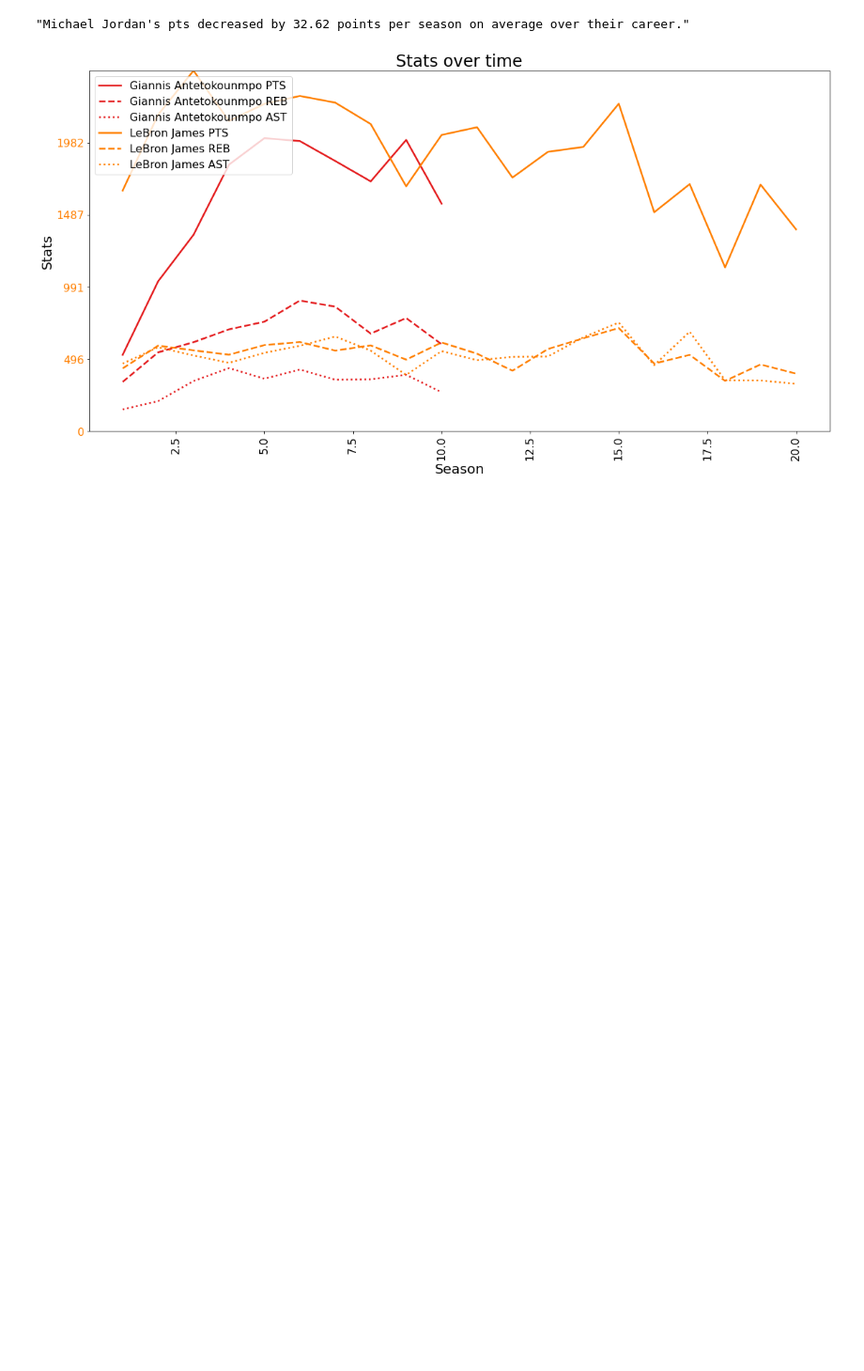
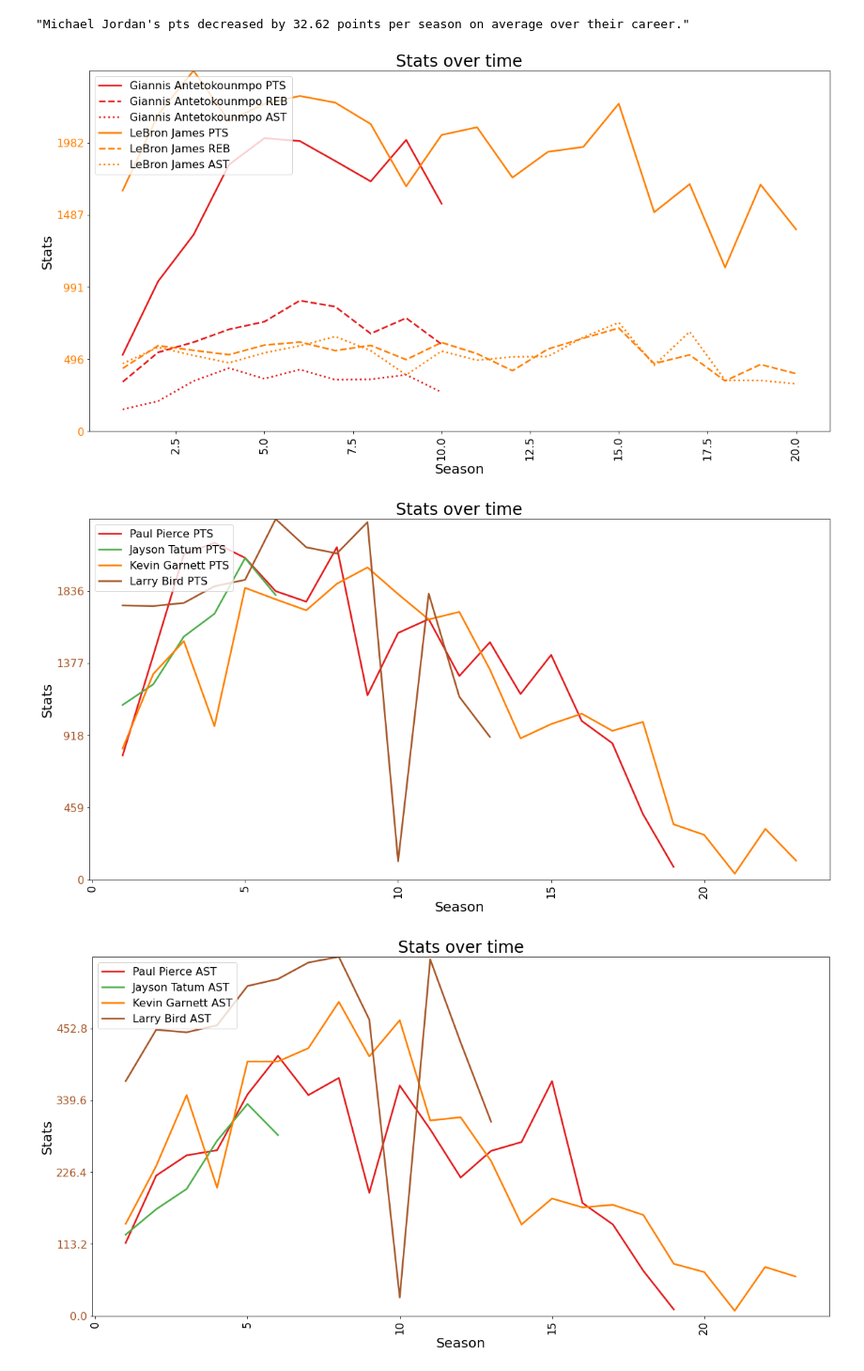
Before and after one commit to gporceng/NBA_Graphs, a Jupyter notebook: career_graphs.ipynb, the cells around one changed output. Shown at 94% size. Drawn from its saved outputs; the diff is of its cells as text; code cells hidden in the pictures; blank space fills up the shorter version.

```diff
--- a/career_graphs.ipynb
+++ b/career_graphs.ipynb
@@ -327,3 +329,19 @@ trendline_equation(mj,'PTS')
 plot_players([gi,lj],['PTS','REB','AST'])
 # %% [output]
 [figure]
+# %%
+#Celtics
+
+pp = plotPlayerStats(getPlayerID("Paul Pierce"))
+jt = plotPlayerStats(getPlayerID("Jayson Tatum"))
+kg = plotPlayerStats(getPlayerID("Kevin Garnett"))
+lb = plotPlayerStats(getPlayerID("Larry Bird"))
+
+goats = [pp,jt,kg,lb]
+
+plot_players(goats,['PTS'])
+plot_players(goats,['AST'])
+plot_players(goats,['REB'])
+# %% [output]
+[figure, added]
+[figure, added]
```
Also changed, not shown: parts of 9 cells of this notebook.
